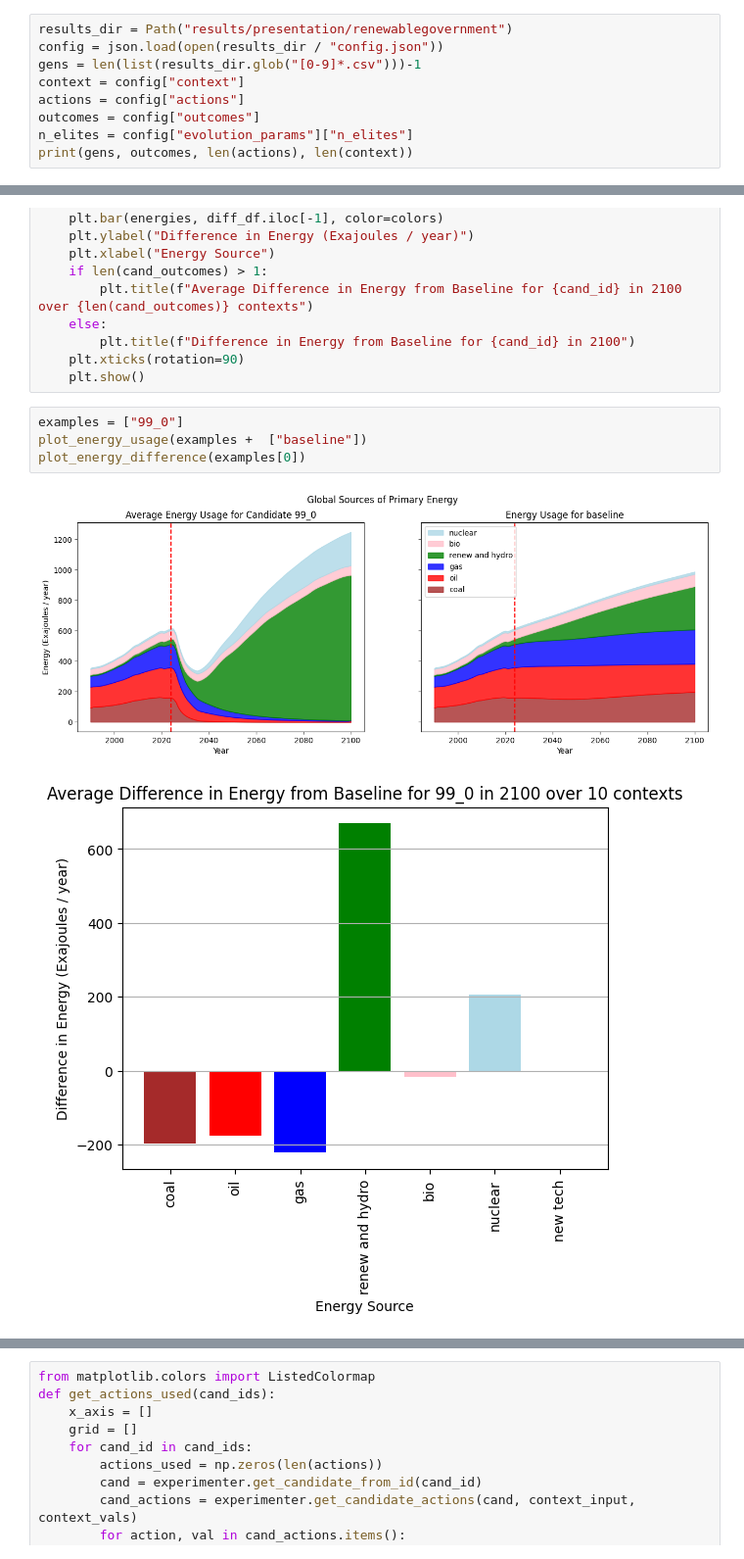
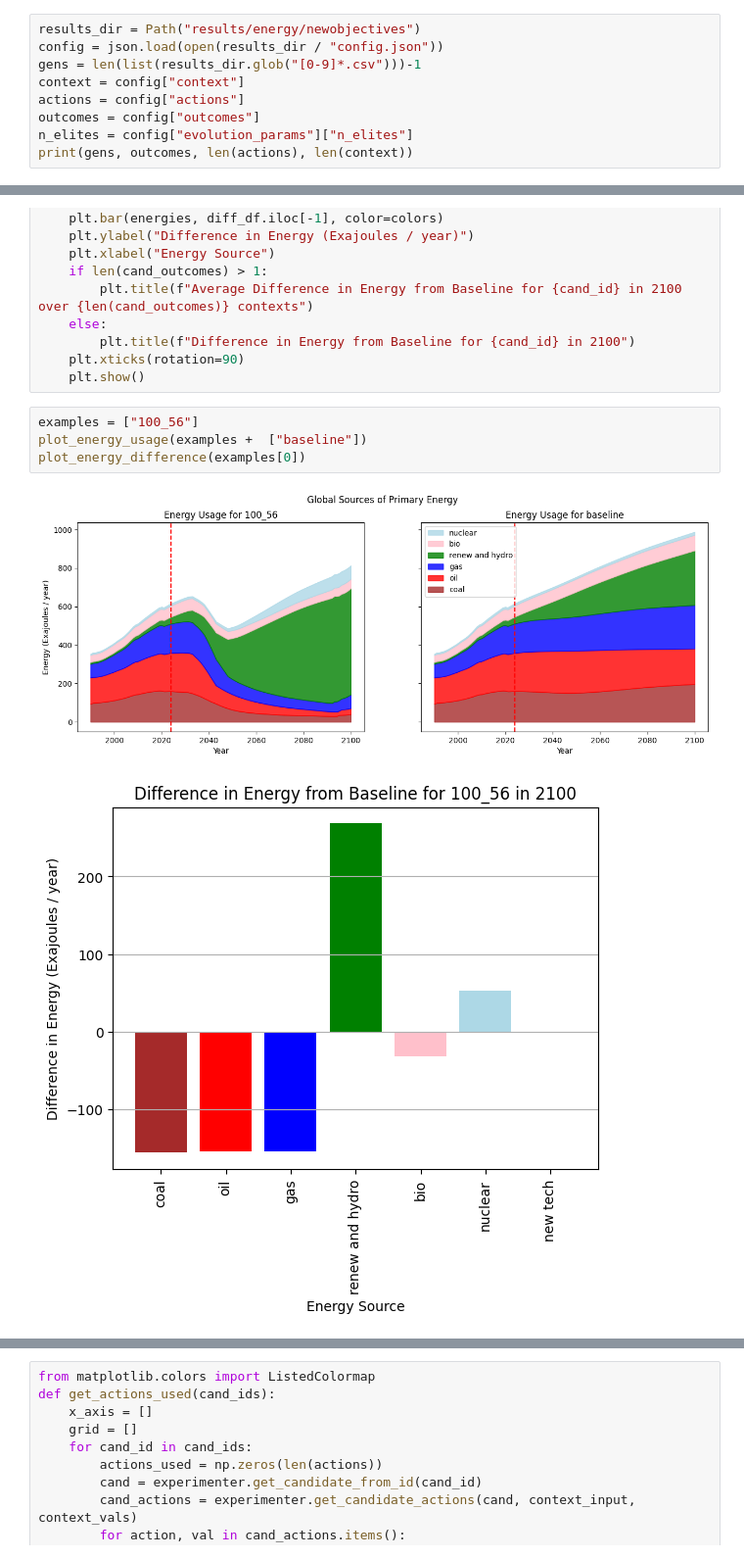
Before and after one commit to cognizant-ai-labs/en-roads-py, a Jupyter notebook: experiments/analysis.ipynb, the cells around one changed output, grey strips where cells are left out. Shown at 98% size. Drawn from its saved outputs; the diff is of its cells as text.

```diff
--- a/experiments/analysis.ipynb
+++ b/experiments/analysis.ipynb
@@ -10,7 +10,7 @@ from evolution.evaluation.evaluator import Evaluator
 from experiments.experiment_utils import Experimenter
 from generate_url import open_browser, actions_to_url
 # %%
-results_dir = Path("results/presentation/renewablegovernment")
+results_dir = Path("results/energy/newobjectives")
 config = json.load(open(results_dir / "config.json"))
 gens = len(list(results_dir.glob("[0-9]*.csv")))-1
 context = config["context"]
@@ -329,9 +360,9 @@ def plot_energy_difference(cand_id):
     plt.xticks(rotation=90)
     plt.show()
 # %%
-examples = ["99_0"]
+examples = ["100_56"]
 plot_energy_usage(examples +  ["baseline"])
 plot_energy_difference(examples[0])
 # %% [output]
-[figure, old version]
+[figure, new version]
-[figure, old version]
+[figure, new version]
```
Also changed, not shown: parts of 17 cells of this notebook, 15 other files.
